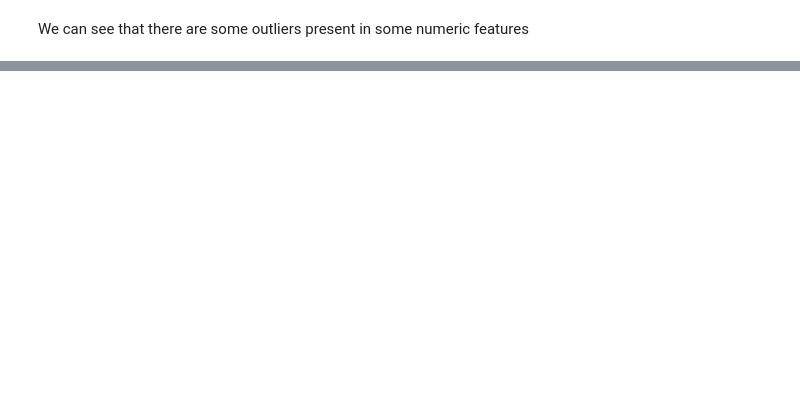
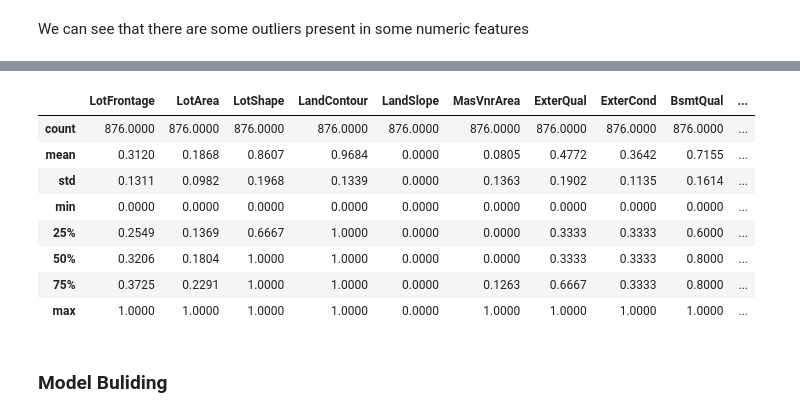
Before and after one commit to Veneeshkrishnan/Housing_price_case_study, a Jupyter notebook: Housing_price_case_study.ipynb, the cells around one changed output, grey strips where cells are left out. Cells and saved outputs as stored; diff of their text form; code cells hidden in the pictures; blank space fills up the shorter version.

```diff
--- a/Housing_price_case_study.ipynb
+++ b/Housing_price_case_study.ipynb
@@ -591,0 +616,3 @@ plt.show()
+# %%
+# Lets concatenate the dummies with the dataset
+Housing = pd.concat([Housing, Housing_dummies], axis=1)
@@ -591,0 +626,5 @@ plt.show()
+# %%
+# Splitting into test and train set
+df_train,df_test=train_test_split(Housing,train_size=0.70, test_size=0.30, random_state=100)
+print(df_train.shape)
+print(df_test.shape)
@@ -591,0 +634,8 @@ plt.show()
+# %%
+# Creating X_train and y_train
+y_train = df_train.pop("SalePrice")
+X_train = df_train
+
+# Checking the shape
+print(X_train.shape)
+print(y_train.shape)
@@ -591,0 +670,25 @@ plt.show()
+# %%
+# Lets call the function
+scaler = MinMaxScaler()
+
+# Numeric columns without the target variable is
+Num_cols = Num_df.columns[:-1]
+
+# fitting and transforming the train dataset
+X_train[Num_cols] = scaler.fit_transform(X_train[Num_cols])
+X_test[Num_cols] = scaler.transform(X_test[Num_cols])
+# %%
+# Checking the max and min values
+X_train.describe()
+# %% [output]
+|  | LotFrontage | LotArea | LotShape | LandContour | LandSlope | MasVnrArea | ExterQual | ExterCond | BsmtQual | ... |
+| count | 876.0000 | 876.0000 | 876.0000 | 876.0000 | 876.0000 | 876.0000 | 876.0000 | 876.0000 | 876.0000 | ... |
+| mean | 0.3120 | 0.1868 | 0.8607 | 0.9684 | 0.0000 | 0.0805 | 0.4772 | 0.3642 | 0.7155 | ... |
+| std | 0.1311 | 0.0982 | 0.1968 | 0.1339 | 0.0000 | 0.1363 | 0.1902 | 0.1135 | 0.1614 | ... |
+| min | 0.0000 | 0.0000 | 0.0000 | 0.0000 | 0.0000 | 0.0000 | 0.0000 | 0.0000 | 0.0000 | ... |
+| 25% | 0.2549 | 0.1369 | 0.6667 | 1.0000 | 0.0000 | 0.0000 | 0.3333 | 0.3333 | 0.6000 | ... |
+| 50% | 0.3206 | 0.1804 | 1.0000 | 1.0000 | 0.0000 | 0.0000 | 0.3333 | 0.3333 | 0.8000 | ... |
+| 75% | 0.3725 | 0.2291 | 1.0000 | 1.0000 | 0.0000 | 0.1263 | 0.6667 | 0.3333 | 0.8000 | ... |
+| max | 1.0000 | 1.0000 | 1.0000 | 1.0000 | 0.0000 | 1.0000 | 1.0000 | 1.0000 | 1.0000 | ... |
+# %% [markdown]
+### Model Buliding
```
Also changed, not shown: parts of 81 cells of this notebook.
